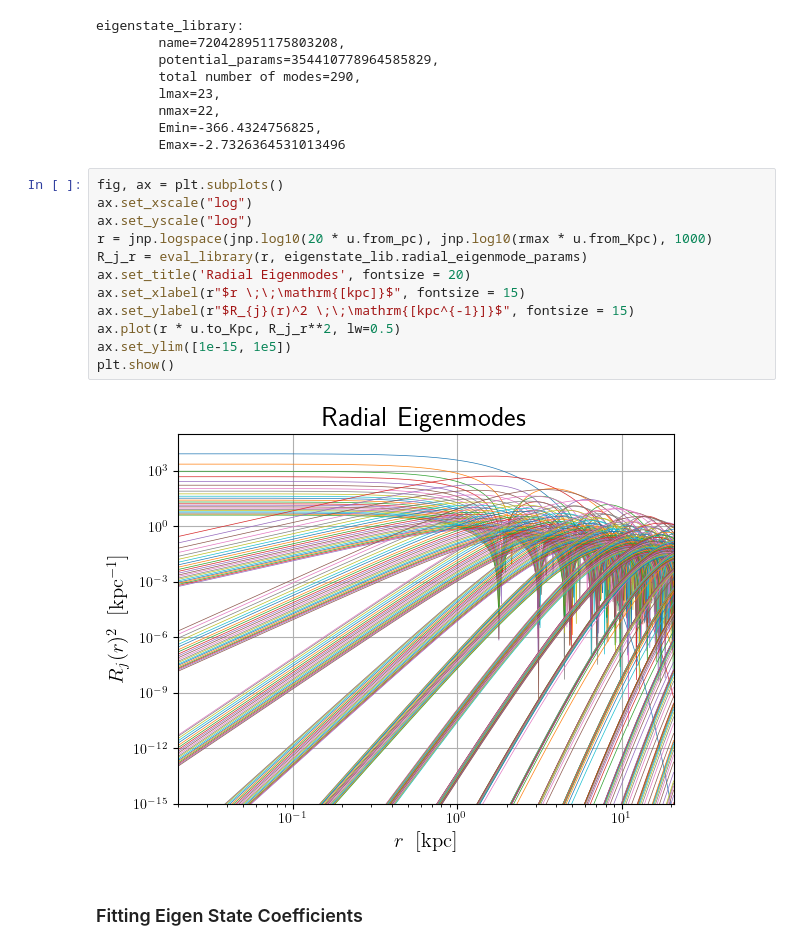
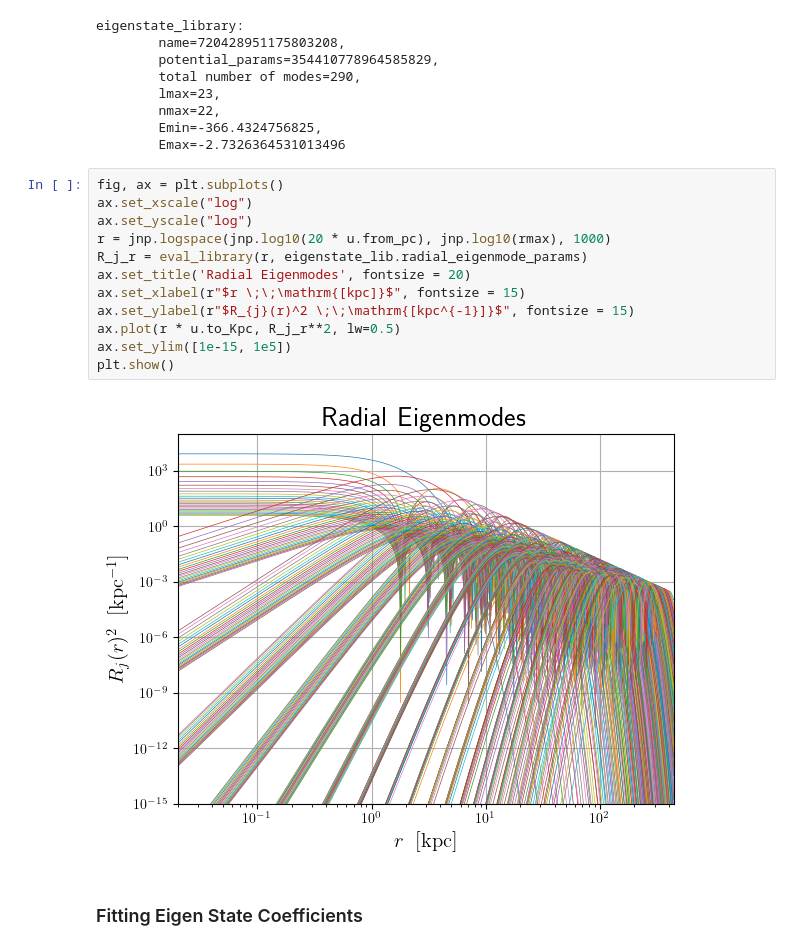
Before and after one commit to jdarne22/jaxsp, a Jupyter notebook: examples/tutorial.ipynb, the cells around one changed output. Cells and saved outputs as stored; diff of their text form.

```diff
--- a/examples/tutorial.ipynb
+++ b/examples/tutorial.ipynb
@@ -227,17 +229,17 @@ eigenstate_library:
 # %%
 fig, ax = plt.subplots()
 ax.set_xscale("log")
 ax.set_yscale("log")
-r = jnp.logspace(jnp.log10(20 * u.from_pc), jnp.log10(rmax * u.from_Kpc), 1000)
+r = jnp.logspace(jnp.log10(20 * u.from_pc), jnp.log10(rmax), 1000)
 R_j_r = eval_library(r, eigenstate_lib.radial_eigenmode_params)
 ax.set_title('Radial Eigenmodes', fontsize = 20)
 ax.set_xlabel(r"$r \;\;\mathrm{[kpc]}$", fontsize = 15)
 ax.set_ylabel(r"$R_{j}(r)^2 \;\;\mathrm{[kpc^{-1}]}$", fontsize = 15)
 ax.plot(r * u.to_Kpc, R_j_r**2, lw=0.5)
 ax.set_ylim([1e-15, 1e5])
 plt.show()
 # %% [output]
-[figure, old version]
+[figure, new version]
 # %% [markdown]
 ### Fitting Eigen State Coefficients
 # %%
```
Also changed, not shown: parts of 4 cells of this notebook, 5 other files.
